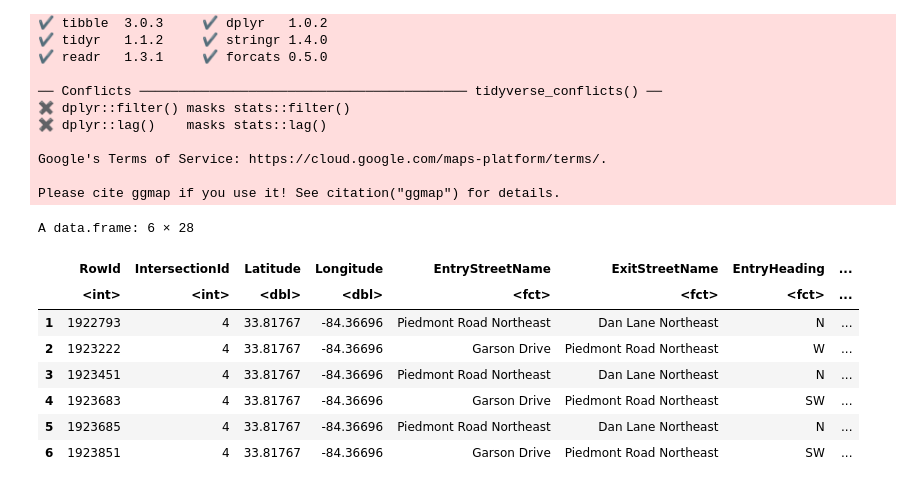
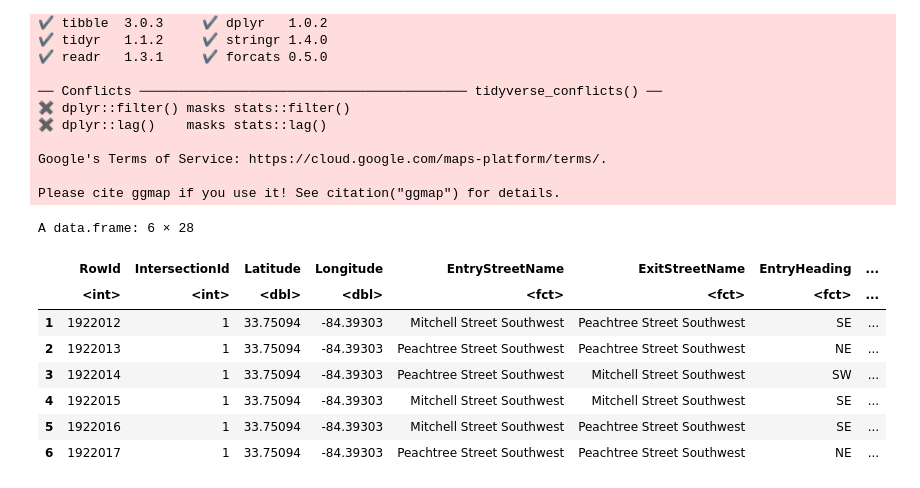
Before and after one commit to Haximilian/statistics447b, a Jupyter notebook: Maximilian.ipynb, the cells around one changed output. Cells and saved outputs as stored; diff of their text form; code cells hidden in the pictures.

```diff
--- a/Maximilian.ipynb
+++ b/Maximilian.ipynb
@@ -23,16 +23,17 @@ DatasetPath <- "./train.csv"
 # %%
 training <- read.csv(DatasetPath)
 # %%
-# remove near zer values for "TimeFromFirstStop"
-training <- training %>% filter(TimeFromFirstStop_p50 > 100)
-head(training)
+# remove near zero values for "TotalTimeStopped"
+filter_training <- training %>% filter(TotalTimeStopped_p50 > 0)
+filter_training$TotalTimeStopped_p50 <- log(filter_training$TotalTimeStopped_p50)
+head(filter_training)
 # %% [output]
 A data.frame: 6 × 28
 |  | RowId | IntersectionId | Latitude | Longitude | EntryStreetName | ExitStreetName | EntryHeading | ... |
 |  | <int> | <int> | <dbl> | <dbl> | <fct> | <fct> | <fct> | ... |
-| 1 | 1922793 | 4 | 33.81767 | -84.36696 | Piedmont Road Northeast | Dan Lane Northeast | N | ... |
-| 2 | 1923222 | 4 | 33.81767 | -84.36696 | Garson Drive | Piedmont Road Northeast | W | ... |
-| 3 | 1923451 | 4 | 33.81767 | -84.36696 | Piedmont Road Northeast | Dan Lane Northeast | N | ... |
-| 4 | 1923683 | 4 | 33.81767 | -84.36696 | Garson Drive | Piedmont Road Northeast | SW | ... |
-| 5 | 1923685 | 4 | 33.81767 | -84.36696 | Piedmont Road Northeast | Dan Lane Northeast | N | ... |
-| 6 | 1923851 | 4 | 33.81767 | -84.36696 | Garson Drive | Piedmont Road Northeast | SW | ... |
+| 1 | 1922012 | 1 | 33.75094 | -84.39303 | Mitchell Street Southwest | Peachtree Street Southwest | SE | ... |
+| 2 | 1922013 | 1 | 33.75094 | -84.39303 | Peachtree Street Southwest | Peachtree Street Southwest | NE | ... |
+| 3 | 1922014 | 1 | 33.75094 | -84.39303 | Peachtree Street Southwest | Mitchell Street Southwest | SW | ... |
+| 4 | 1922015 | 1 | 33.75094 | -84.39303 | Mitchell Street Southwest | Mitchell Street Southwest | SE | ... |
+| 5 | 1922016 | 1 | 33.75094 | -84.39303 | Mitchell Street Southwest | Peachtree Street Southwest | SE | ... |
+| 6 | 1922017 | 1 | 33.75094 | -84.39303 | Peachtree Street Southwest | Peachtree Street Southwest | NE | ... |
```
Also changed, not shown: parts of 21 cells of this notebook.
